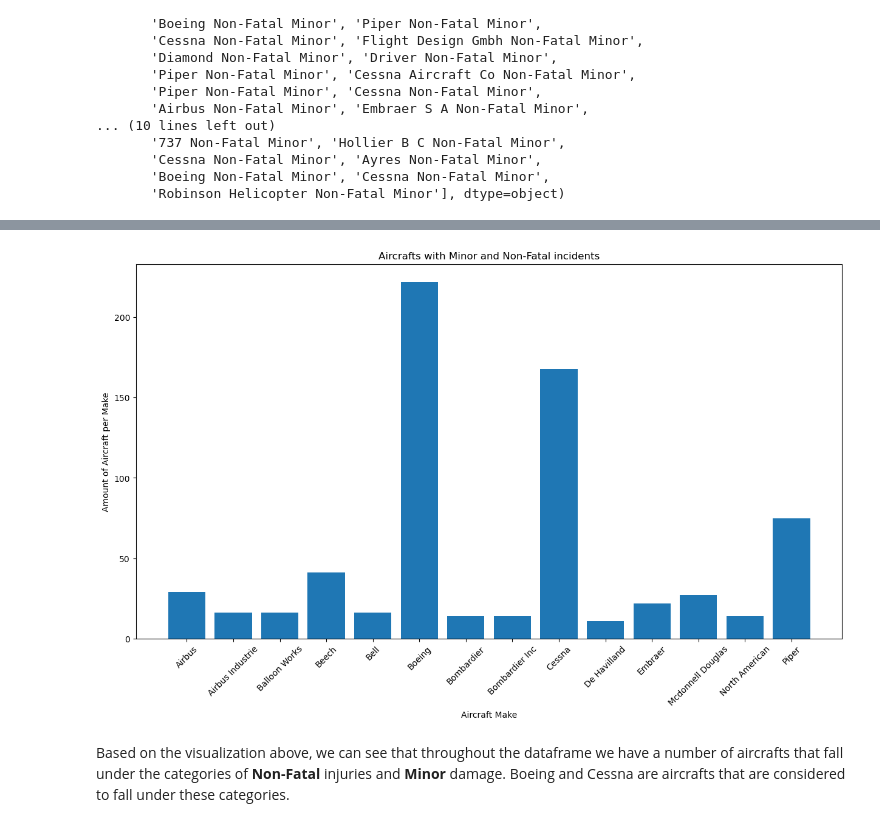
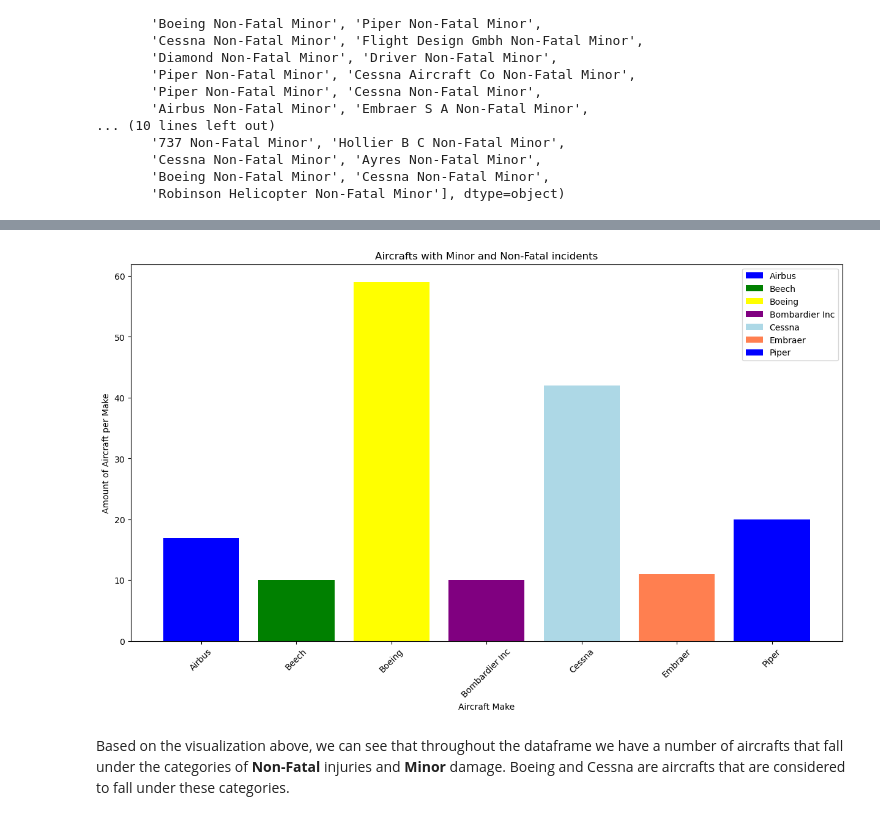
Before and after one commit to omendez930/Aircraft_purchase_analysis, a Jupyter notebook: Index.ipynb, the cells around one changed output, grey strips where cells are left out. Drawn from its saved outputs; the diff is of its cells as text; code cells hidden in the pictures.

```diff
--- a/Index.ipynb
+++ b/Index.ipynb
@@ -181,0 +223,3 @@ Once we clean the column up. I want to group the injury type by make of the airc
+# %%
+data['Event_Date'] = pd.to_datetime(data['Event.Date'])
+data['Event_Date']
@@ -553,5 +650,5 @@ array(['Cessna Non-Fatal Minor', 'Honda Non-Fatal Minor',
 # %%
-grouped_data = minor_damaged_aircrafts.groupby(['Make', 'Injury.Severity','Aircraft.damage']).agg(Count=('Aircraft.damage', 'size')).reset_index()
+grouped_data = minor_damaged_aircrafts.groupby(['Make', 'Injury.Severity','Aircraft.damage','Aircraft.Category', 'Engine.Type']).agg(Number_of_Aircrafts=('Aircraft.damage', 'size')).reset_index()
 grouped_data
-# grouped_data
+# grouped_data.to_csv('./data/grouped_data_copy.csv', index=False)
 # %% [output]
@@ -590,0 +681,2 @@ make_over_10 = grouped_data[grouped_data['Count'] >= 10]
+# %%
+make_over_ten_aircrafts =  grouped_data[(grouped_data['Number_of_Aircrafts'] >= 10) & (grouped_data['Aircraft.Category'] == 'Airplane')]
@@ -591,13 +696,14 @@ make_over_10 = grouped_data[grouped_data['Count'] >= 10]
 # %%
 fig, ax = plt.subplots(figsize=(15,8))
 
 # colors=[grouped_data['Injury.Severity'], grouped_data['Aircraft.damage']]
-ax.bar(make_over_10['Make'], make_over_10['Count'])
+ax.bar(make_over_ten_aircrafts['Make'], make_over_ten_aircrafts['Number_of_Aircrafts'], label=make_over_ten_aircrafts['Make'], color=color)
 # ax.plot(make_over_10['Make'], make_over_10['Count'], marker='o')
 ax.set_xlabel('Aircraft Make')
 ax.set_ylabel('Amount of Aircraft per Make')
 ax.set_title('Aircrafts with Minor and Non-Fatal incidents')
-ax.set_xticklabels(make_over_10['Make'],rotation=45)
+ax.set_xticklabels(make_over_ten_aircrafts['Make'],rotation=45)
+ax.legend()
 plt.show();
 # %% [output]
-[figure, old version]
+[figure, new version]
```
Also changed, not shown: parts of 72 cells of this notebook, 14 other files.
